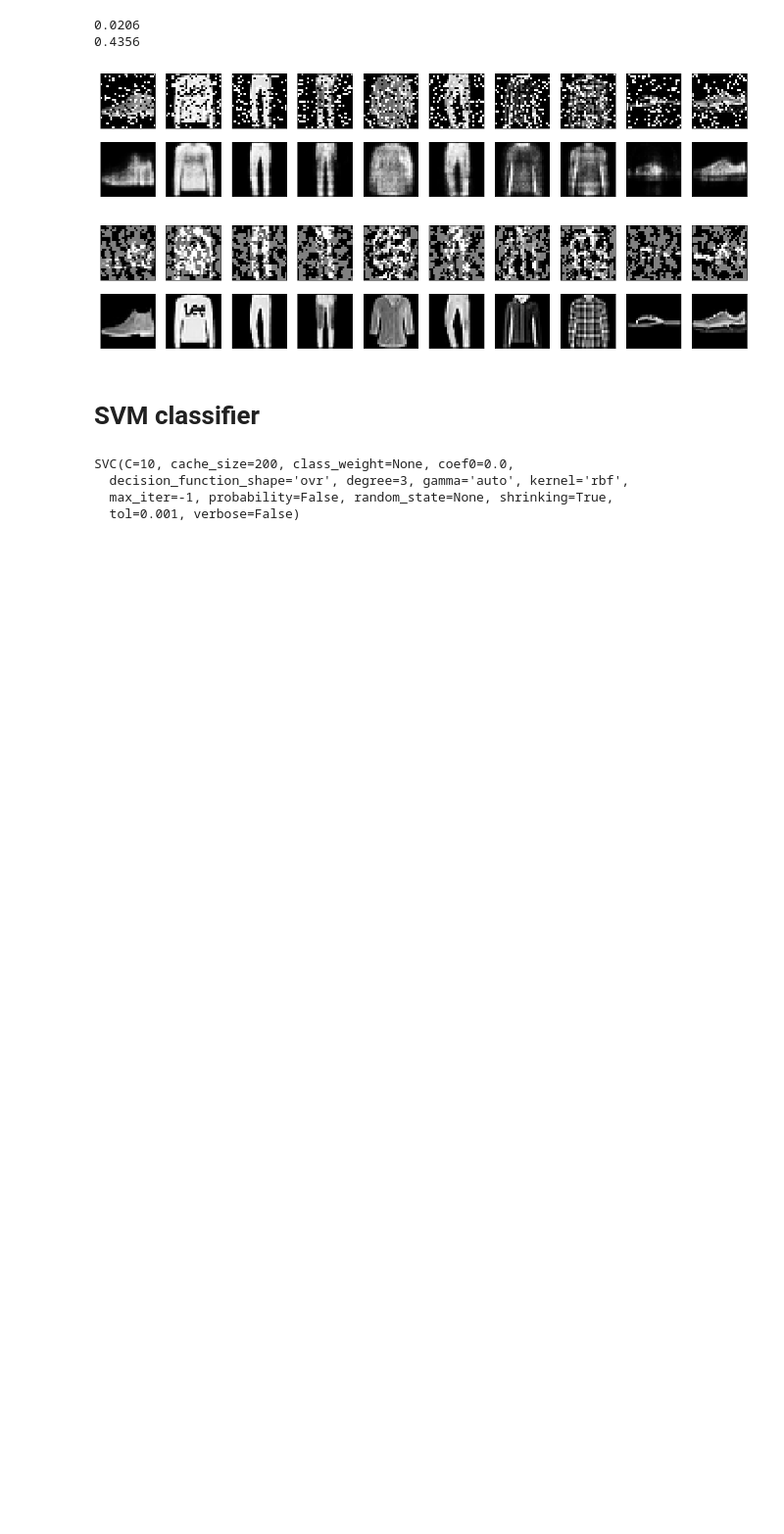
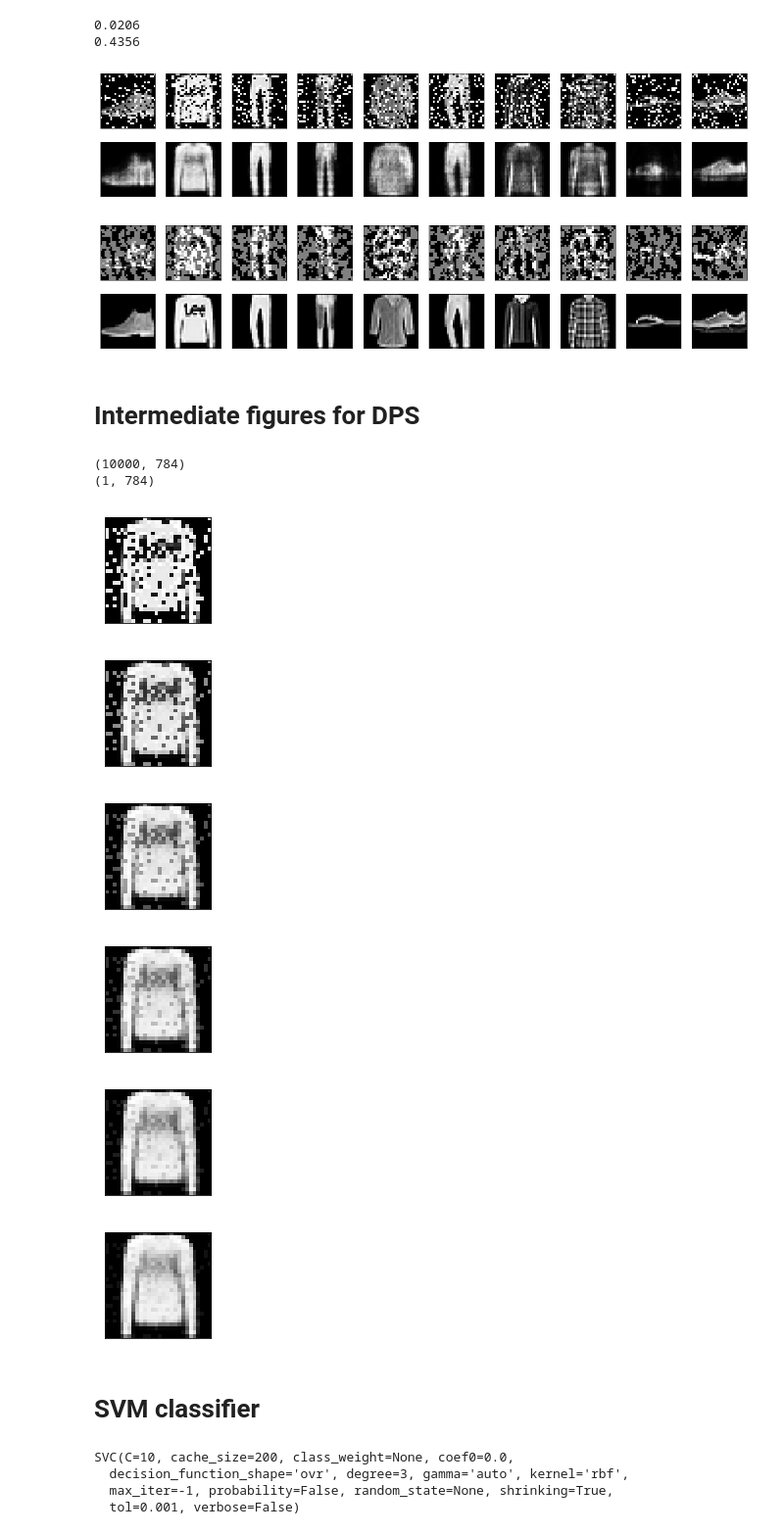
Before and after one commit to psr6275/Projected-Autoencoder, a Jupyter notebook: jupyter/fashion_mnist.ipynb, the cells around one changed output. Shown at 98% size. Drawn from its saved outputs; the diff is of its cells as text; code cells hidden in the pictures; blank space fills up the shorter version.

Commit message:
save results

```diff
--- a/jupyter/fashion_mnist.ipynb
+++ b/jupyter/fashion_mnist.ipynb
@@ -140,9 +140,9 @@ mnist_cnn.targeted_attack(X_test,Y_test,alpha=0.5,eps=128./255.,max_iter =10)
 [9800/10000] processed
 [9900/10000] processed
 # %%
-X_adv = mnist_cnn.advX
-mnist_cnn.save_path = '../data/'
-mnist_cnn.save_np(X_adv,'fashion_mnist_adv2')
-#X_adv = np.load('../data/fashion_mnist_adv2.npy')
+#X_adv = mnist_cnn.advX
+#mnist_cnn.save_path = '../data/'
+#mnist_cnn.save_np(X_adv,'fashion_mnist_adv2')
+X_adv = np.load('../data/fashion_mnist_adv2.npy')
 print(mnist_cnn.accuracy_score(X_adv,Y_test))
 # %% [output]
@@ -177,3 +178,6 @@ mnist_cnn.accuracy_score(x_gs,Y_test)
 # %%
+t1 = time()
 x_ps_ds = mnist_dae.apply_DS(x_ps,vr = 0.95,max_iter=30)
-x_gs_ds = mnist_dae.apply_DS(x_gs,vr=0.95)
+t2 = time()-t1
+print(t2/len(x_ps))
+#x_gs_ds = mnist_dae.apply_DS(x_gs,vr=0.95)
@@ -219,6 +225,37 @@ for i in range(n):
 plt.show()
 # %% [output]
 [figure]
+# %% [markdown]
+# Intermediate figures for DPS
+# %%
+print(x_ps.shape)
+print(x_ps[1:2].shape)
+# %% [output]
+(10000, 784)
+(1, 784)
+# %%
+## apply ds to Pepp and Salt
+itr = 30
+x_itr = x_ps[1:2]
+
+for i in range(itr):
+    x_itr = mnist_dae.apply_DS(x_itr,vr = 0.95,max_iter=1)
+    if i%5==0:
+        plt.figure(figsize = (2,2))
+        ax = plt.subplot(1,1,1)
+        plt.imshow(x_itr.reshape(28,28))
+        plt.gray()
+        ax.get_xaxis().set_visible(False)
+        ax.get_yaxis().set_visible(False)
+        plt.savefig('../figures/fmnist_ds_'+str(i)+'.png')
+        plt.show()
+# %% [output]
+[figure, added]
+[figure, added]
+[figure, added]
+[figure, added]
+[figure, added]
+[figure, added]
 # %% [markdown]
 # SVM classifier
 # %%
```
Also changed, not shown: parts of 5 cells of this notebook, 8 other files.
